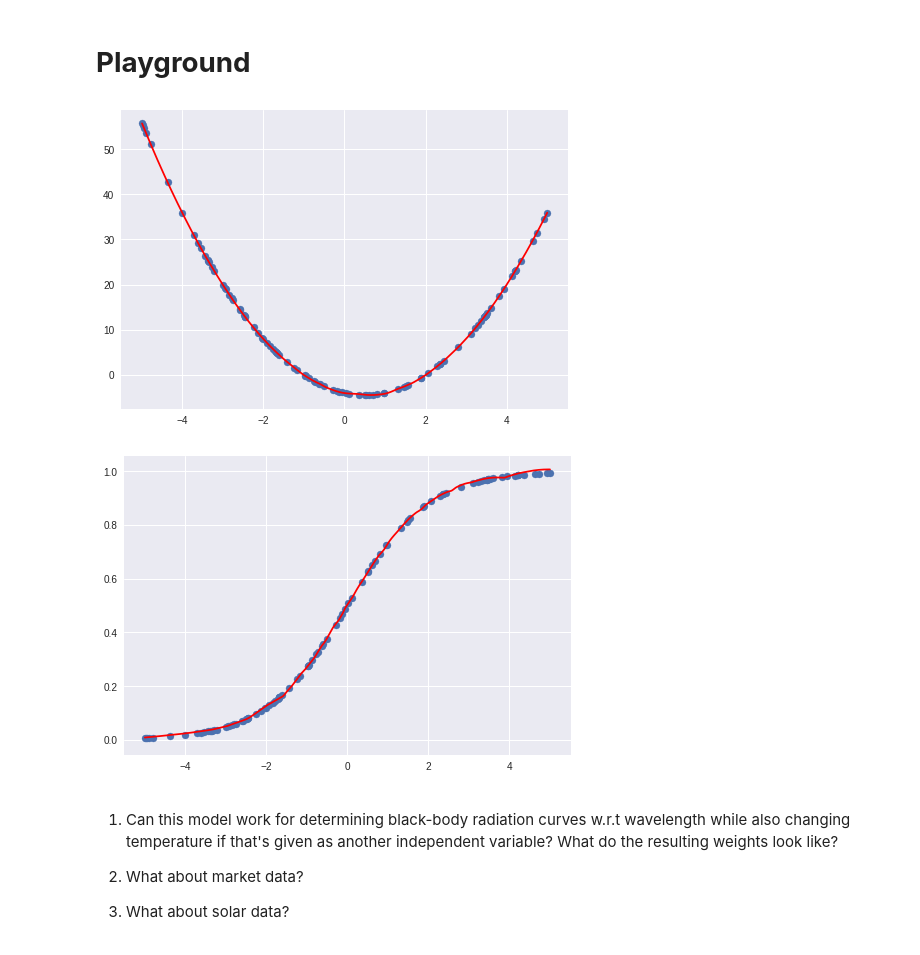
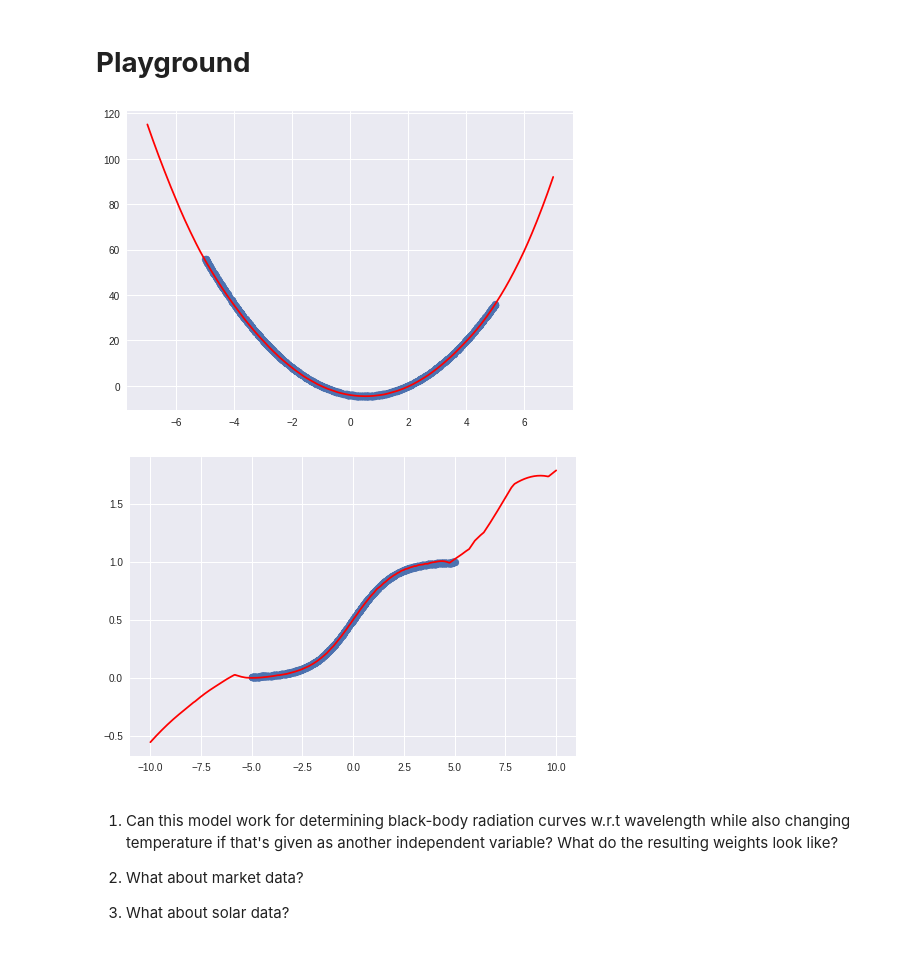
Before and after one commit to Kozyman/ML_portfolio, a Jupyter notebook: Fitting_Continuous_Equations_with_Neural_Networks.ipynb, the cells around one changed output. Saved outputs shown, nothing was run; the diff lists cells and outputs as text; code cells hidden in the pictures.

Commit message:
added "overshoot"; added 3rd order poly feature

```diff
--- a/Fitting_Continuous_Equations_with_Neural_Networks.ipynb
+++ b/Fitting_Continuous_Equations_with_Neural_Networks.ipynb
@@ -83,7 +83,8 @@ def add_poly(train, order):
 # %% [markdown]
 ### **Neural network curve fitting function**
 # %%
-def NN_curve_fitting(x, y=None, equation=None, poly=True, return_model=False):
+def NN_curve_fitting(x, y=None, equation=None, poly=True, return_model=False,
+                     overshoot=5):
   """ This solver takes in an input and output and runs through a neural
   network to predict the function's response.
 
@@ -99,11 +100,11 @@ def NN_curve_fitting(x, y=None, equation=None, poly=True, return_model=False):
 
   """
 
-  test_x = np.linspace(np.min(x), np.max(x), num=500).reshape(-1,1)
+  test_x = np.linspace(np.min(x)-overshoot, np.max(x)+overshoot, num=500).reshape(-1,1)
 
   ## create polynomial features for train/test inputs
   if poly:
-    orders = [2]
+    orders = [2, 3]
     x_train = add_poly(x, orders)
     x_test = add_poly(test_x, orders)
     pass
@@ -139,18 +140,18 @@ def NN_curve_fitting(x, y=None, equation=None, poly=True, return_model=False):
 # **Playground**
 # %%
 ## Defining training/test inputs
-play_train = np.subtract(10*np.random.rand(100).reshape(-1,1), 5)
+play_train = np.subtract(10*np.random.rand(1000).reshape(-1,1), 5)
 
 ## Defining training labels
 play_labels = sigmoid(play_train)
 # %%
-NN_curve_fitting(play_train, equation='complex_parabola')
+NN_curve_fitting(play_train, equation='complex_parabola', overshoot=2)
 # %% [output]
-[figure, old version]
+[figure, new version]
 # %%
 NN_curve_fitting(play_train, play_labels)
 # %% [output]
-[figure, old version]
+[figure, new version]
 # %% [markdown]
 1. Can this model work for determining black-body radiation curves w.r.t wavelength while also changing temperature if that's given as another independent variable? What do the resulting weights look like?
 
```
